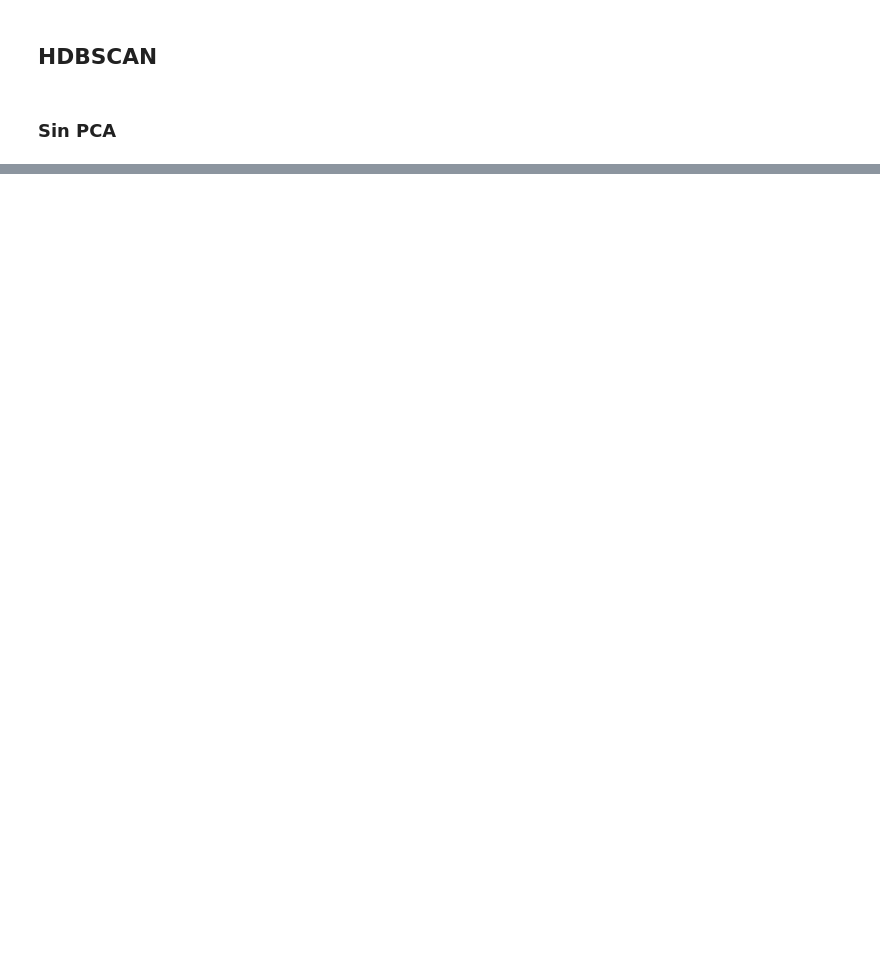
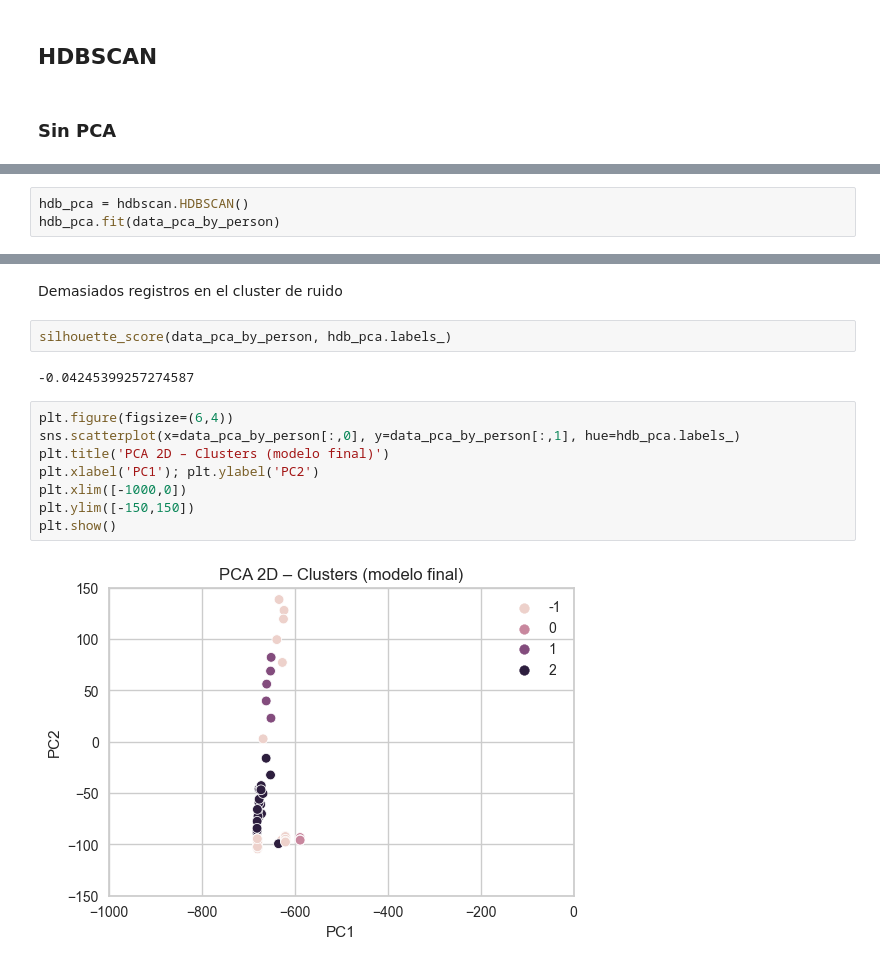
Before and after one commit to alejo-cuello/bootcamp-ds-mlops, a Jupyter notebook: 06-clustering/experimentos/experiment-group-by-person.ipynb, the cells around one changed output, grey strips where cells are left out. Saved outputs shown, nothing was run; the diff lists cells and outputs as text; blank space fills up the shorter version.

Commit message:
[update] avances hdbscan

```diff
--- a/06-clustering/experimentos/experiment-group-by-person.ipynb
+++ b/06-clustering/experimentos/experiment-group-by-person.ipynb
@@ -364,0 +381,3 @@ TODO
+# %%
+hdb_pca = hdbscan.HDBSCAN()
+hdb_pca.fit(data_pca_by_person)
@@ -364,0 +394,16 @@ TODO
+# %% [markdown]
+Demasiados registros en el cluster de ruido
+# %%
+silhouette_score(data_pca_by_person, hdb_pca.labels_)
+# %% [output]
+-0.04245399257274587
+# %%
+plt.figure(figsize=(6,4))
+sns.scatterplot(x=data_pca_by_person[:,0], y=data_pca_by_person[:,1], hue=hdb_pca.labels_)
+plt.title('PCA 2D – Clusters (modelo final)')
+plt.xlabel('PC1'); plt.ylabel('PC2')
+plt.xlim([-1000,0])
+plt.ylim([-150,150])
+plt.show()
+# %% [output]
+[figure, added]
```
Also changed, not shown: parts of 18 cells of this notebook.
